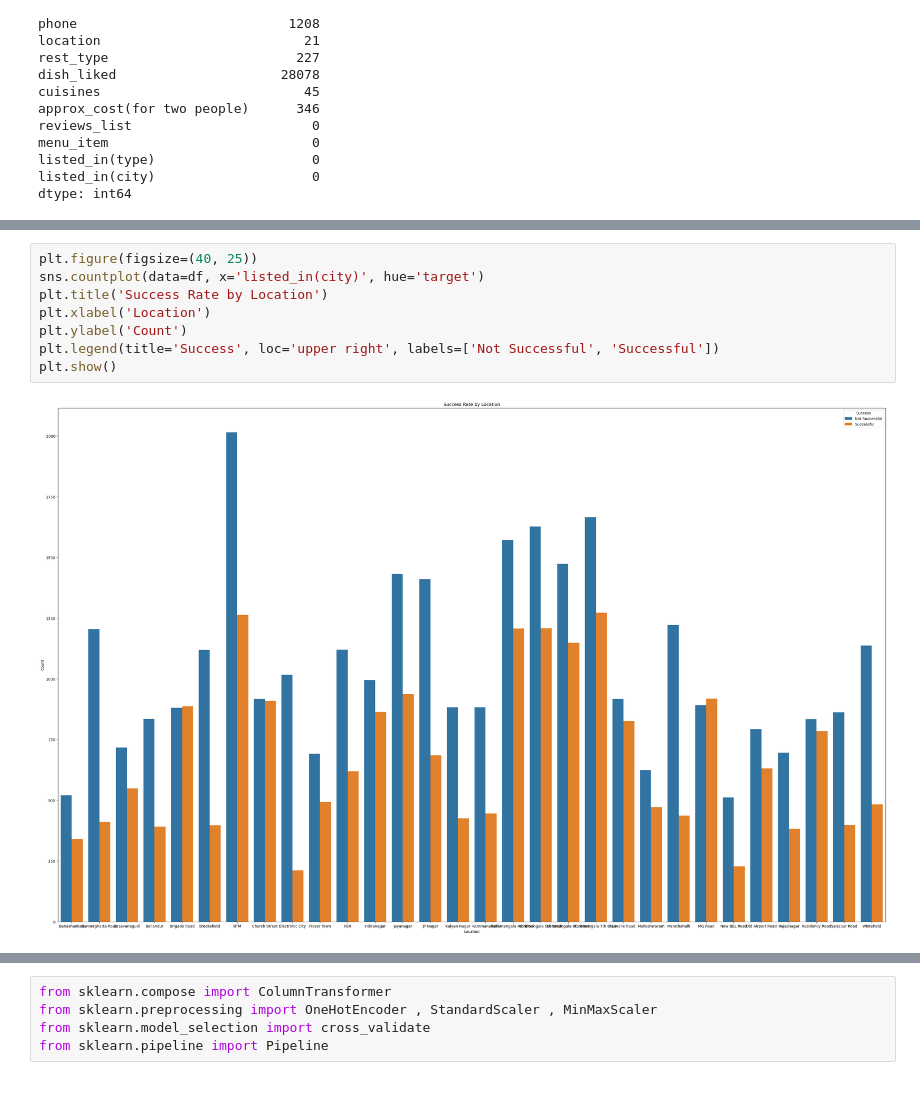
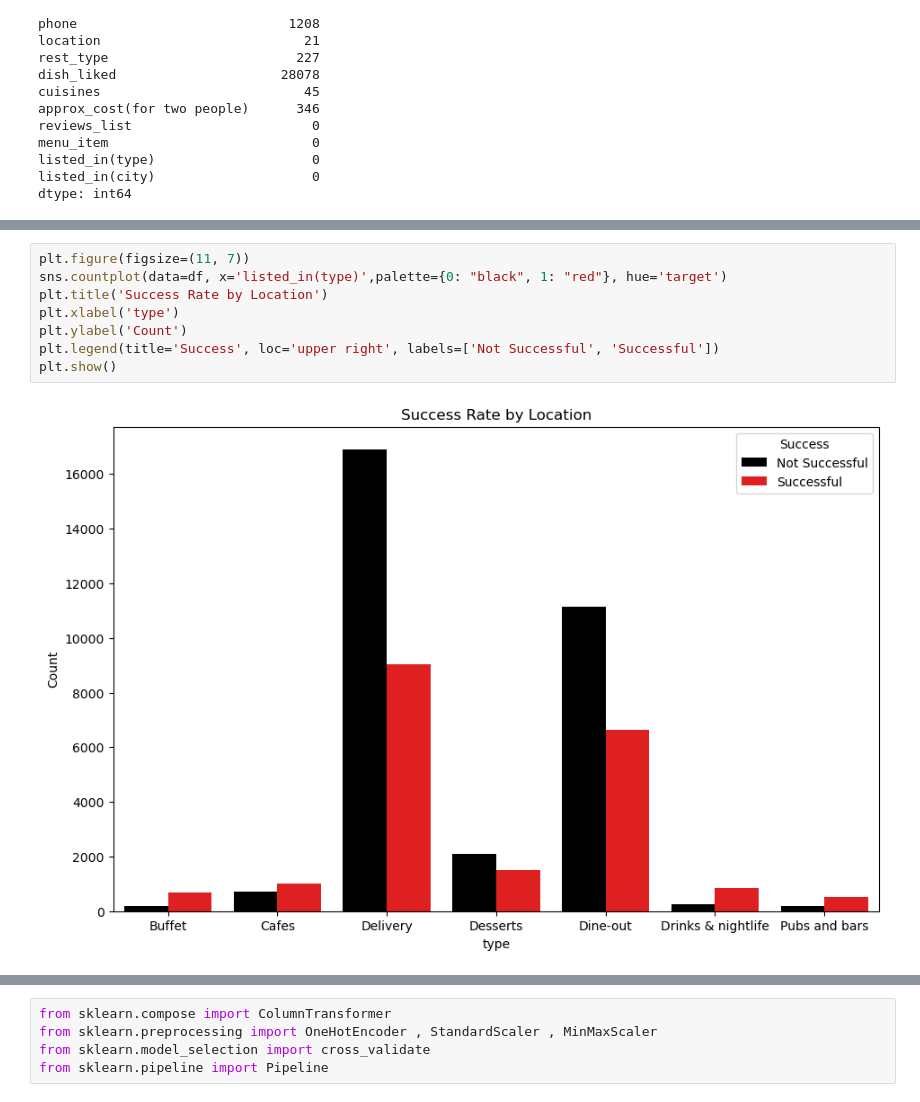
Before and after one commit to ArwaaRadwan/Resturant-Predictions, a Jupyter notebook: Project1 (2).ipynb, the cells around one changed output, grey strips where cells are left out. Drawn from its saved outputs; the diff is of its cells as text.

```diff
--- a/Project1 (2).ipynb
+++ b/Project1 (2).ipynb
@@ -125,11 +132,11 @@ plt.show()
 # %%
-plt.figure(figsize=(40, 25))
-sns.countplot(data=df, x='listed_in(city)', hue='target')
+plt.figure(figsize=(11, 7))
+sns.countplot(data=df, x='listed_in(type)',palette={0: "black", 1: "red"}, hue='target')
 plt.title('Success Rate by Location')
-plt.xlabel('Location')
+plt.xlabel('type')
 plt.ylabel('Count')
 plt.legend(title='Success', loc='upper right', labels=['Not Successful', 'Successful'])
 plt.show()
 # %% [output]
-[figure, old version]
+[figure, new version]
 # %%
```
Also changed, not shown: parts of 7 cells of this notebook.
